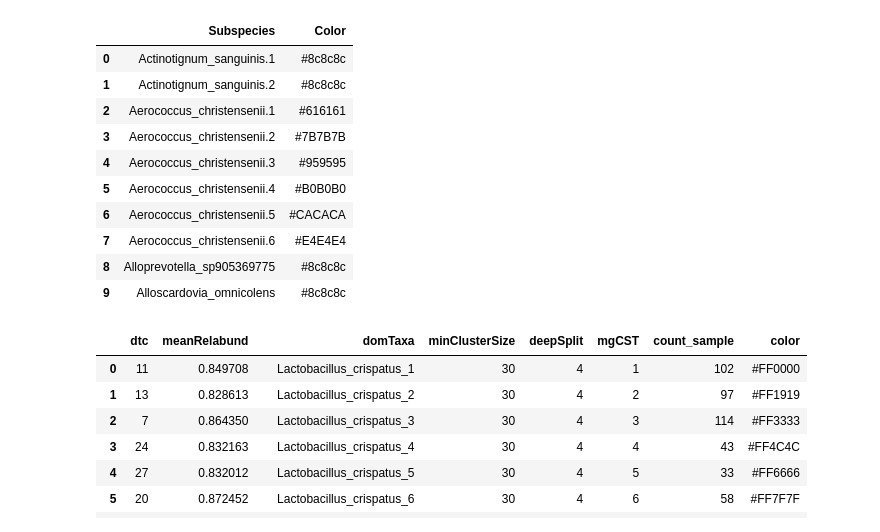
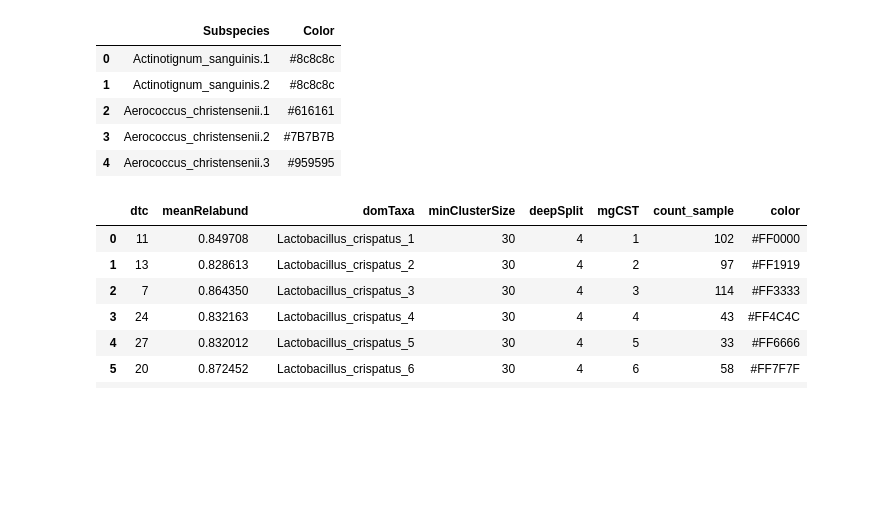
Before and after one commit to AmauryMaros/mgss2, a Jupyter notebook: draft.ipynb, the cells around one changed output. Saved outputs shown, nothing was run; the diff lists cells and outputs as text; code cells hidden in the pictures; blank space fills up the shorter version.

```diff
--- a/draft.ipynb
+++ b/draft.ipynb
@@ -32,39 +31,34 @@ def lighter_colors(base_color, num_colors):
 
 # Example usage:
 # base_color = "#FF0000"
 # num_colors = 5
 # lighter_colors_list = lighter_colors(base_color, num_colors)
 # print(lighter_colors_list)
 
 
 species = subspecies.apply(lambda x : x.split(".")[0])
 couleur = []
 for i,j in zip(list(species.value_counts().sort_index().index), species.value_counts().sort_index()) :
     if i in taxaKey['Taxa'].values:
         a = taxaKey[taxaKey['Taxa'] == i]['Color'].values[0]
         couleur.append(lighter_colors(a,j))
     else :
         couleur.append(['#8c8c8c']*j)
 
 # Original list with single elements and sublists
 original_list = couleur
 # Create a new list with only the single elements
 new_list = [item for sublist in original_list for item in (sublist if isinstance(sublist, list) else [sublist])]
 
 subspecies_with_colors = pd.DataFrame({"Subspecies" : subspecies, "Color" : new_list})
-subspecies_with_colors.to_csv("Data/subspecies_with_colors.csv", index=False)
-subspecies_with_colors.head(10)
+# subspecies_with_colors.to_csv("Data/subspecies_with_colors.csv", index=False)
+subspecies_with_colors.head()
 # %% [output]
 |  | Subspecies | Color |
 | 0 | Actinotignum_sanguinis.1 | #8c8c8c |
 | 1 | Actinotignum_sanguinis.2 | #8c8c8c |
 | 2 | Aerococcus_christensenii.1 | #616161 |
 | 3 | Aerococcus_christensenii.2 | #7B7B7B |
 | 4 | Aerococcus_christensenii.3 | #959595 |
-| 5 | Aerococcus_christensenii.4 | #B0B0B0 |
-| 6 | Aerococcus_christensenii.5 | #CACACA |
-| 7 | Aerococcus_christensenii.6 | #E4E4E4 |
-| 8 | Alloprevotella_sp905369775 | #8c8c8c |
-| 9 | Alloscardovia_omnicolens | #8c8c8c |
 # %%
 mgcsts_samples = pd.read_csv("Data/mgCSTs.samples.df.csv")
```
Also changed, not shown: parts of 3 cells of this notebook, 3 other files.
